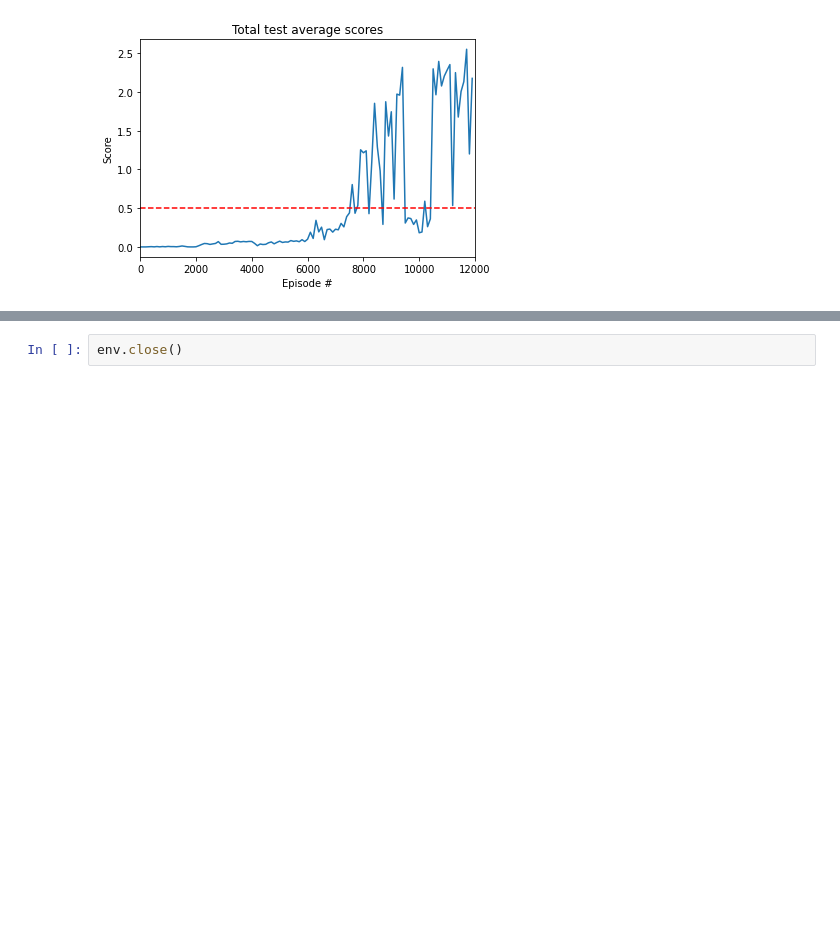
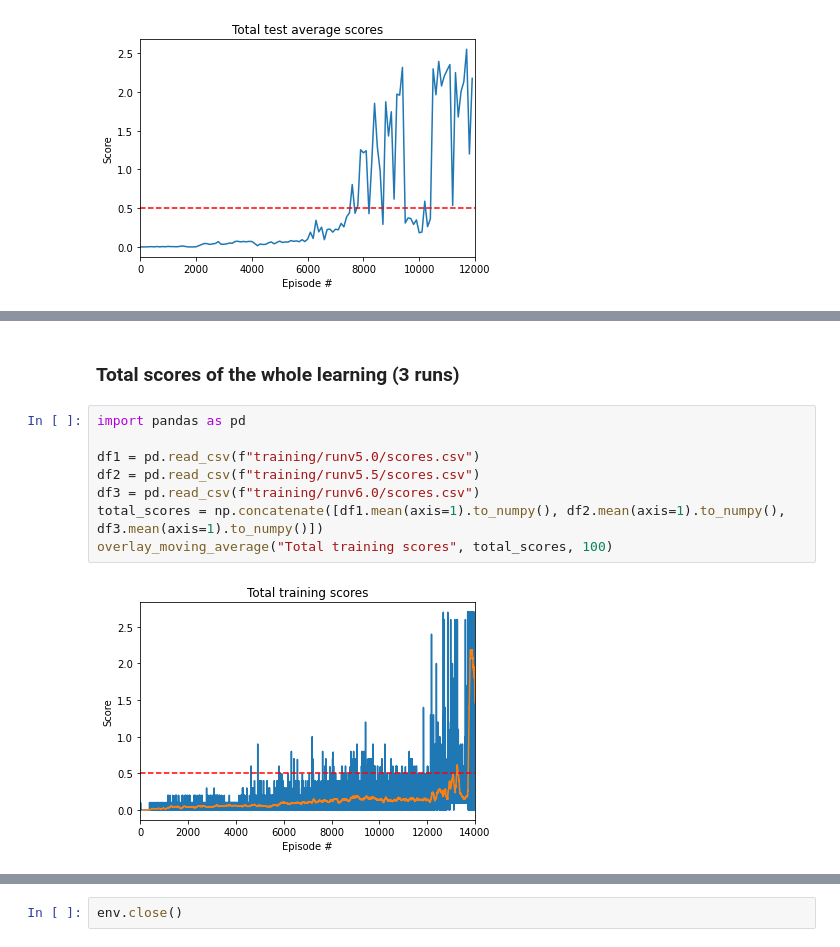
Before and after one commit to Simonexc/CollaborationAndCompetition, a Jupyter notebook: Report.ipynb, the cells around one changed output, grey strips where cells are left out. Cells and saved outputs as stored; diff of their text form; blank space fills up the shorter version.

```diff
--- a/Report.ipynb
+++ b/Report.ipynb
@@ -344,0 +354,12 @@ See the live performance of this agent below:
+# %% [markdown]
+### Total scores of the whole learning (3 runs)
+# %%
+import pandas as pd
+
+df1 = pd.read_csv(f"training/runv5.0/scores.csv")
+df2 = pd.read_csv(f"training/runv5.5/scores.csv")
+df3 = pd.read_csv(f"training/runv6.0/scores.csv")
+total_scores = np.concatenate([df1.mean(axis=1).to_numpy(), df2.mean(axis=1).to_numpy(), df3.mean(axis=1).to_numpy()])
+overlay_moving_average("Total training scores", total_scores, 100)
+# %% [output]
+[figure, added]
```
Also changed, not shown: parts of 9 cells of this notebook, 15 other files.
